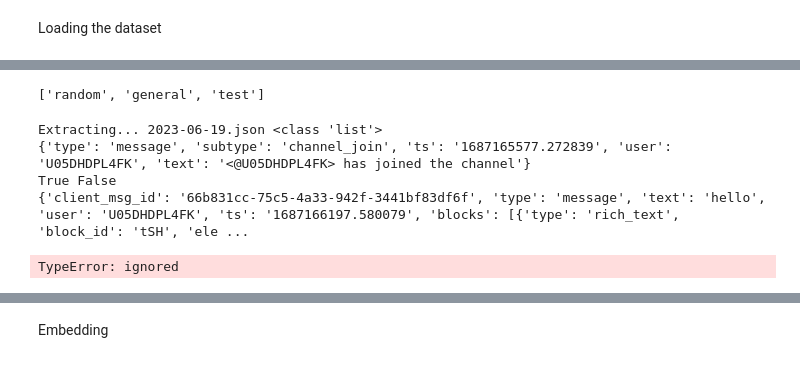
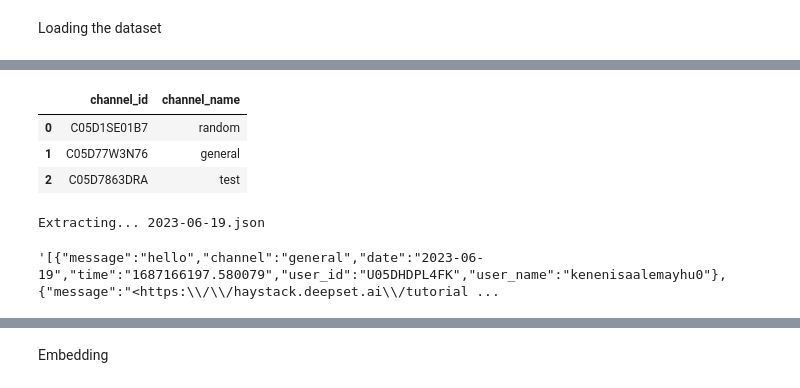
Before and after one commit to TollanBerhanu/Semantic-search-on-Slack, a Jupyter notebook: slack_semantic_search.ipynb, the cells around one changed output, grey strips where cells are left out. Cells and saved outputs as stored; diff of their text form; code cells hidden in the pictures.

```diff
--- a/slack_semantic_search.ipynb
+++ b/slack_semantic_search.ipynb
@@ -8,13 +46,16 @@ import pandas as pd
 # %%
 slack_data = '/content/drive/MyDrive/Colab Notebooks/dataset/slack-data/'
 # cwd = os.path.join (os.getcwd(), slack_data)  # join with current_working_directory just in case
 
 df = pd.read_json(slack_data + 'channels.json')
 
-# channel_ids = [id for id in df['id']]
+channel_ids = [id for id in df['id']]
 channel_names = [ name for name in df['name']]
 
-channel_names
-#channel_info --> (key: channel_id , value: channel_name)
+channels = pd.DataFrame({ 'channel_id': channel_ids, 'channel_name': channel_names } )
+channels
 # %% [output]
-['random', 'general', 'test']
+|  | channel_id | channel_name |
+| 0 | C05D1SE01B7 | random |
+| 1 | C05D77W3N76 | general |
+| 2 | C05D7863DRA | test |
@@ -72,10 +107,7 @@ def extract_channel_data(channel_name):
 
   return metadata
 # %%
-extract_channel_data('general')
+extract_channel_data('general').to_json(orient="records")
 # %% [output]
-Extracting... 2023-06-19.json <class 'list'>
-{'type': 'message', 'subtype': 'channel_join', 'ts': '1687165577.272839', 'user': 'U05DHDPL4FK', 'text': '<@U05DHDPL4FK> has joined the channel'}
-True False
-{'client_msg_id': '66b831cc-75c5-4a33-942f-3441bf83df6f', 'type': 'message', 'text': 'hello', 'user': 'U05DHDPL4FK', 'ts': '1687166197.580079', 'blocks': [{'type': 'rich_text', 'block_id': 'tSH', 'ele ...
+Extracting... 2023-06-19.json
-TypeError: ignored
+'[{"message":"hello","channel":"general","date":"2023-06-19","time":"1687166197.580079","user_id":"U05DHDPL4FK","user_name":"kenenisaalemayhu0"},{"message":"<https:\\/\\/haystack.deepset.ai\\/tutorial ...
```
Also changed, not shown: parts of 25 cells of this notebook.
